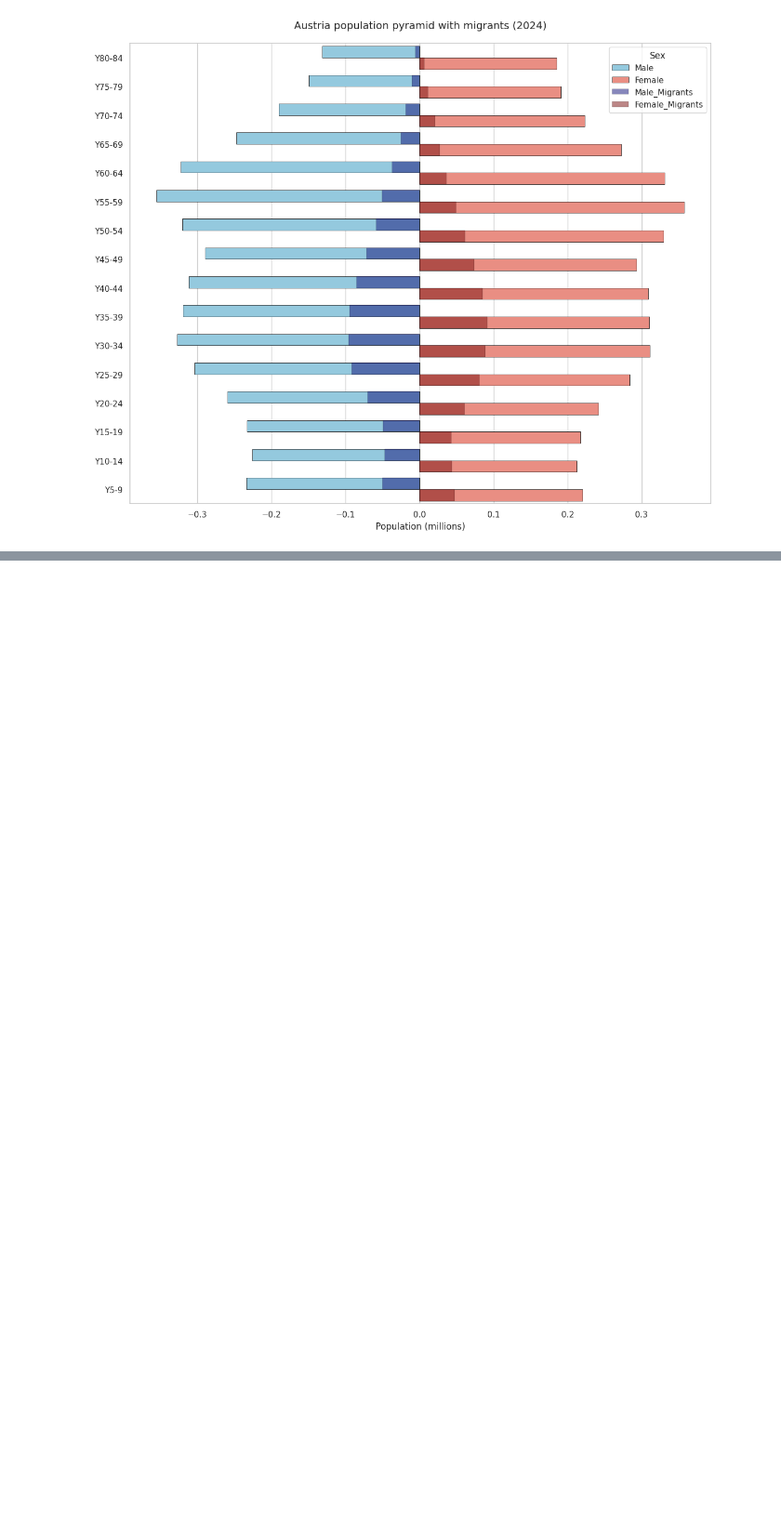
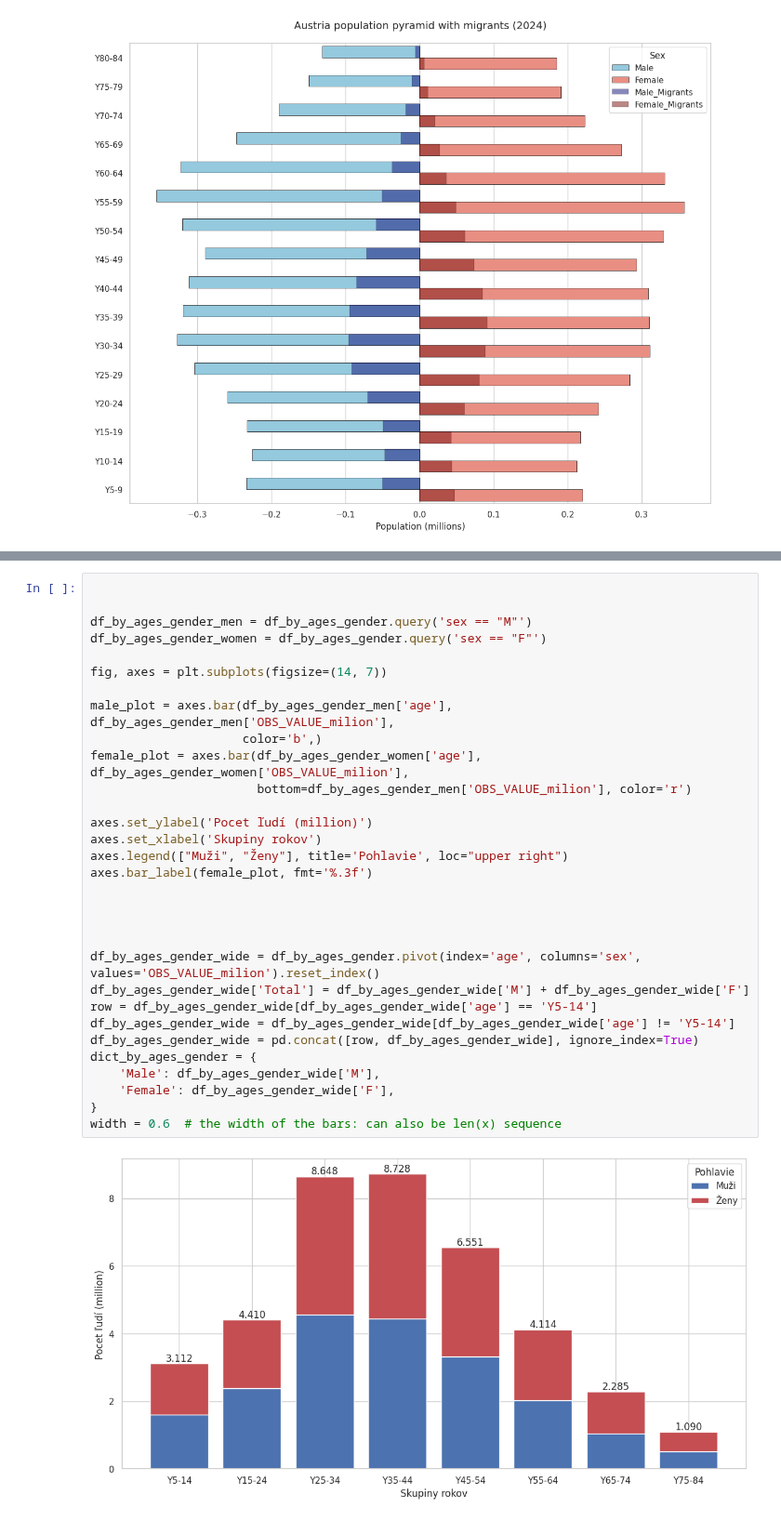
Before and after one commit to loveBeatles/datavis_project, a Jupyter notebook: group_project.ipynb, the cells around one changed output, grey strips where cells are left out. Shown at 93% size. Cells and saved outputs as stored; diff of their text form; blank space fills up the shorter version.

```diff
--- a/group_project.ipynb
+++ b/group_project.ipynb
@@ -920,3 +930,36 @@ ax.legend()
+# %%
+
+
+df_by_ages_gender_men = df_by_ages_gender.query('sex == "M"')
+df_by_ages_gender_women = df_by_ages_gender.query('sex == "F"')
+
+fig, axes = plt.subplots(figsize=(14, 7))
+
+male_plot = axes.bar(df_by_ages_gender_men['age'], df_by_ages_gender_men['OBS_VALUE_milion'],
+                     color='b',)
+female_plot = axes.bar(df_by_ages_gender_women['age'], df_by_ages_gender_women['OBS_VALUE_milion'],
+                       bottom=df_by_ages_gender_men['OBS_VALUE_milion'], color='r')
+
+axes.set_ylabel('Pocet ľudí (million)')
+axes.set_xlabel('Skupiny rokov')
+axes.legend(["Muži", "Ženy"], title='Pohlavie', loc="upper right")
+axes.bar_label(female_plot, fmt='%.3f')
+
+
+
+
+df_by_ages_gender_wide = df_by_ages_gender.pivot(index='age', columns='sex', values='OBS_VALUE_milion').reset_index()
+df_by_ages_gender_wide['Total'] = df_by_ages_gender_wide['M'] + df_by_ages_gender_wide['F']
+row = df_by_ages_gender_wide[df_by_ages_gender_wide['age'] == 'Y5-14']
+df_by_ages_gender_wide = df_by_ages_gender_wide[df_by_ages_gender_wide['age'] != 'Y5-14']
+df_by_ages_gender_wide = pd.concat([row, df_by_ages_gender_wide], ignore_index=True)
+dict_by_ages_gender = {
+    'Male': df_by_ages_gender_wide['M'],
+    'Female': df_by_ages_gender_wide['F'],
+}
+width = 0.6  # the width of the bars: can also be len(x) sequence
+# %% [output]
+[figure, added]
 # %%
 #хто саме іммугрує з яких країн
 url3 = "https://raw.githubusercontent.com/loveBeatles/datavis_project/main/data/total_reporty.csv"
```
Also changed, not shown: parts of 21 cells of this notebook.
